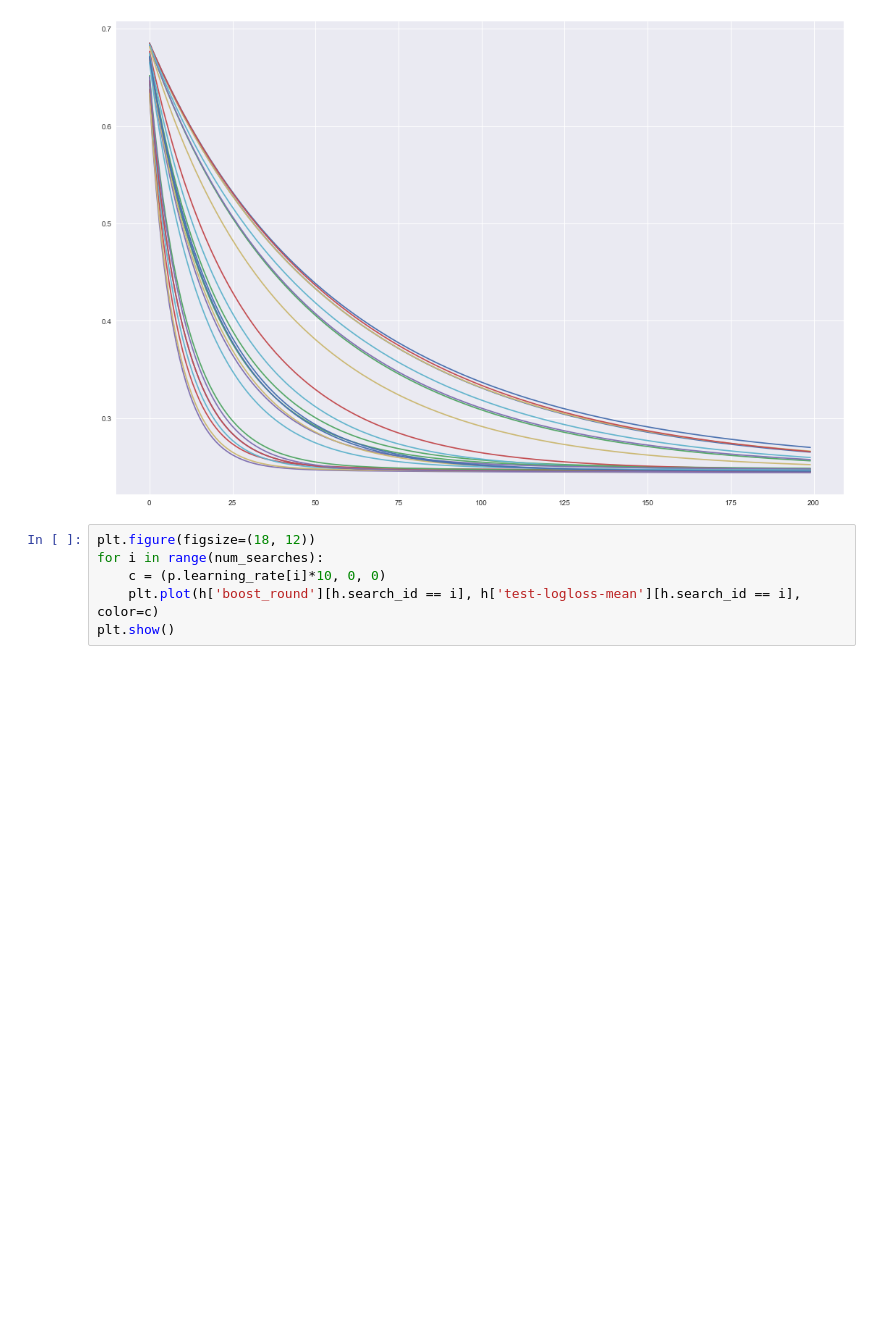
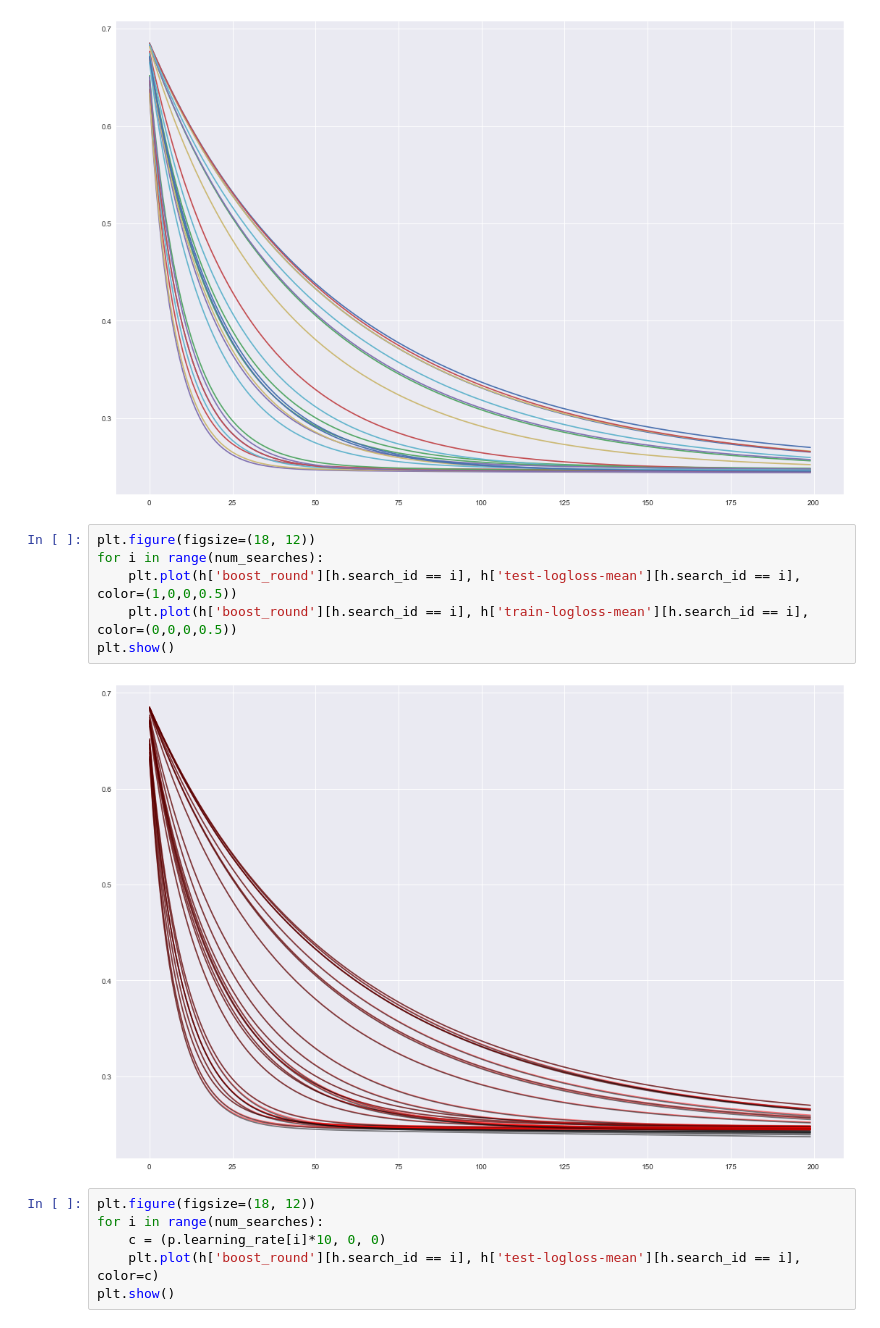
Before and after one commit to kylinorange/kaggle-instacart, a Jupyter notebook: Param Search Results.ipynb, the cells around one changed output. Saved outputs shown, nothing was run; the diff lists cells and outputs as text; blank space fills up the shorter version.

```diff
--- a/Param Search Results.ipynb
+++ b/Param Search Results.ipynb
@@ -78,6 +78,14 @@ for i in range(num_searches):
 plt.show()
 # %% [output]
 [figure]
+# %%
+plt.figure(figsize=(18, 12))
+for i in range(num_searches):
+    plt.plot(h['boost_round'][h.search_id == i], h['test-logloss-mean'][h.search_id == i], color=(1,0,0,0.5))
+    plt.plot(h['boost_round'][h.search_id == i], h['train-logloss-mean'][h.search_id == i], color=(0,0,0,0.5))
+plt.show()
+# %% [output]
+[figure, added]
 # %%
 plt.figure(figsize=(18, 12))
 for i in range(num_searches):
```
Also changed, not shown: 4 other files.
